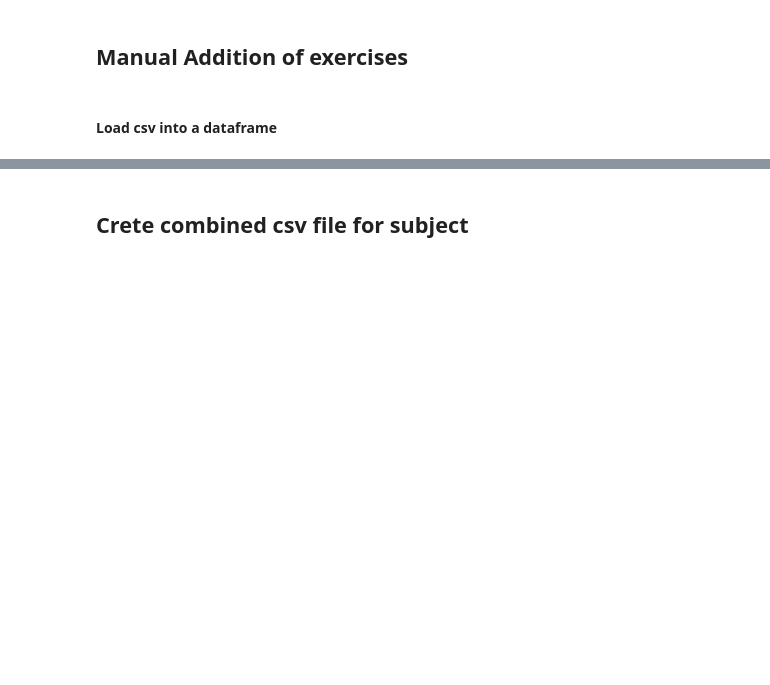
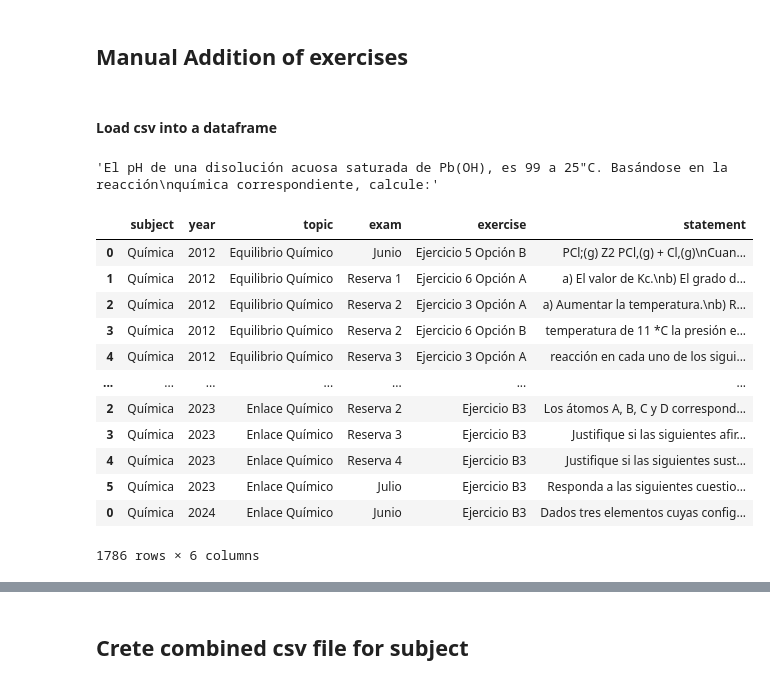
Before and after one commit to chusk2/emestrada_parser, a Jupyter notebook: parser.ipynb, the cells around one changed output, grey strips where cells are left out. Cells and saved outputs as stored; diff of their text form; code cells hidden in the pictures; blank space fills up the shorter version.

Commit message:
parsed all chemistry topics into csv files

```diff
--- a/parser.ipynb
+++ b/parser.ipynb
@@ -401 +413,3 @@ MATES_CCSS_df.loc[MATES_CCSS_df.exam == 'Tunto', 'exam'] = 'Junio'
+# %%
+QUIMICA_df.loc[:, 'subject'] = 'Química'
 # %%
@@ -526,0 +535,21 @@ exam_details = 'SOCIALES II. 2022 RESERVA 4. EJERCICIO A2'
+# %%
+st = extract_statement(pages[3])
+st
+# %% [output]
+'El pH de una disolución acuosa saturada de Pb(OH), es 99 a 25"C. Basándose en la reacción\nquímica correspondiente, calcule:'
+# %%
+QUIMICA_df
+# %% [output]
+|  | subject | year | topic | exam | exercise | statement |
+| 0 | Química | 2012 | Equilibrio Químico | Junio | Ejercicio 5 Opción B | PCl;(g) Z2 PCl,(g) + Cl,(g)\nCuan... |
+| 1 | Química | 2012 | Equilibrio Químico | Reserva 1 | Ejercicio 6 Opción A | a) El valor de Kc.\nb) El grado d... |
+| 2 | Química | 2012 | Equilibrio Químico | Reserva 2 | Ejercicio 3 Opción A | a) Aumentar la temperatura.\nb) R... |
+| 3 | Química | 2012 | Equilibrio Químico | Reserva 2 | Ejercicio 6 Opción B | temperatura de 11 *C la presión e... |
+| 4 | Química | 2012 | Equilibrio Químico | Reserva 3 | Ejercicio 3 Opción A | reacción en cada uno de los sigui... |
+| ... | ... | ... | ... | ... | ... | ... |
+| 2 | Química | 2023 | Enlace Químico | Reserva 2 | Ejercicio B3 | Los átomos A, B, C y D correspond... |
+| 3 | Química | 2023 | Enlace Químico | Reserva 3 | Ejercicio B3 | Justifique si las siguientes afir... |
+| 4 | Química | 2023 | Enlace Químico | Reserva 4 | Ejercicio B3 | Justifique si las siguientes sust... |
+| 5 | Química | 2023 | Enlace Químico | Julio | Ejercicio B3 | Responda a las siguientes cuestio... |
+| 0 | Química | 2024 | Enlace Químico | Junio | Ejercicio B3 | Dados tres elementos cuyas config... |
+1786 rows × 6 columns
```
Also changed, not shown: parts of 13 cells of this notebook, 15 other files.
